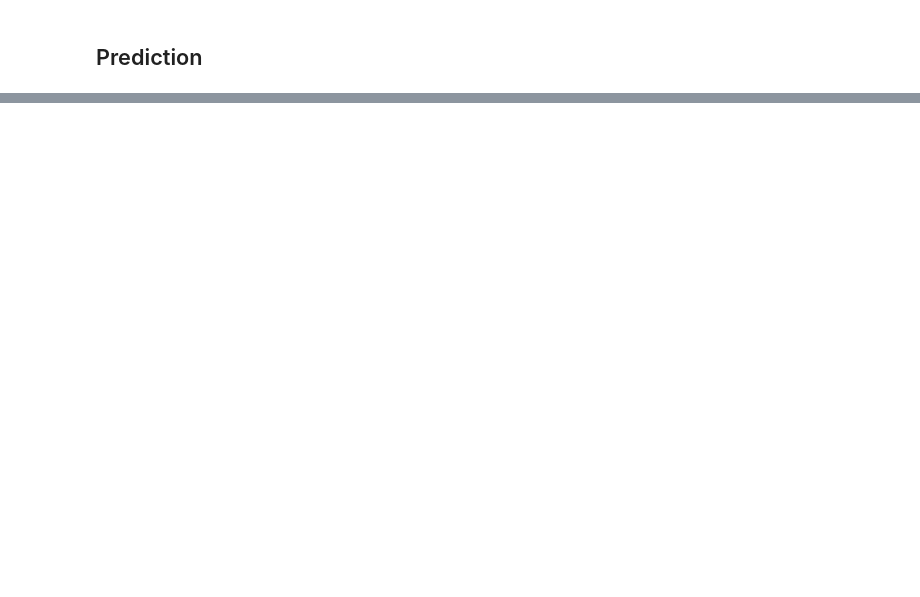
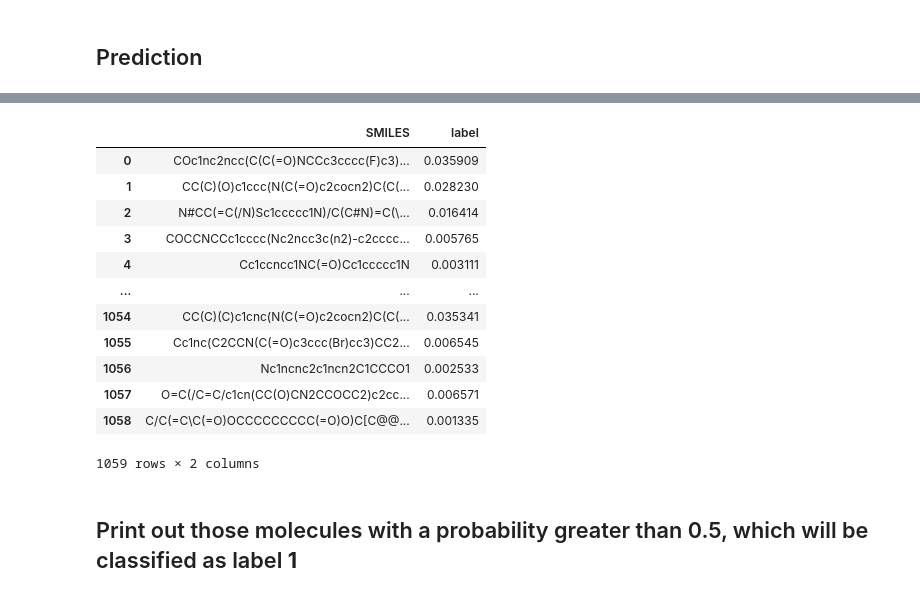
Before and after one commit to quantaosun/covid_classification, a Jupyter notebook: classification_chemprop.ipynb, the cells around one changed output, grey strips where cells are left out. Cells and saved outputs as stored; diff of their text form; code cells hidden in the pictures; blank space fills up the shorter version.

Commit message:
github_covid_classifiction_example

```diff
--- a/classification_chemprop.ipynb
+++ b/classification_chemprop.ipynb
@@ -81,0 +153,19 @@ preds = chemprop.train.make_predictions(args=args)
+# %%
+df = pd.read_csv('/content/drive/MyDrive/chemprop_covid_calssification/covid_classification/test_nolabel_predicted.csv')
+df
+# %% [output]
+|  | SMILES | label |
+| 0 | COc1nc2ncc(C(C(=O)NCCc3cccc(F)c3)... | 0.035909 |
+| 1 | CC(C)(O)c1ccc(N(C(=O)c2cocn2)C(C(... | 0.028230 |
+| 2 | N#CC(=C(/N)Sc1ccccc1N)/C(C#N)=C(\... | 0.016414 |
+| 3 | COCCNCCc1cccc(Nc2ncc3c(n2)-c2cccc... | 0.005765 |
+| 4 | Cc1ccncc1NC(=O)Cc1ccccc1N | 0.003111 |
+| ... | ... | ... |
+| 1054 | CC(C)(C)c1cnc(N(C(=O)c2cocn2)C(C(... | 0.035341 |
+| 1055 | Cc1nc(C2CCN(C(=O)c3ccc(Br)cc3)CC2... | 0.006545 |
+| 1056 | Nc1ncnc2c1ncn2C1CCCO1 | 0.002533 |
+| 1057 | O=C(/C=C/c1cn(CC(O)CN2CCOCC2)c2cc... | 0.006571 |
+| 1058 | C/C(=C\C(=O)OCCCCCCCCC(=O)O)C[C@@... | 0.001335 |
+1059 rows × 2 columns
+# %% [markdown]
+## Print out those molecules with a probability greater than 0.5, which will be classified as label **1**
```
Also changed, not shown: parts of 17 cells of this notebook.
